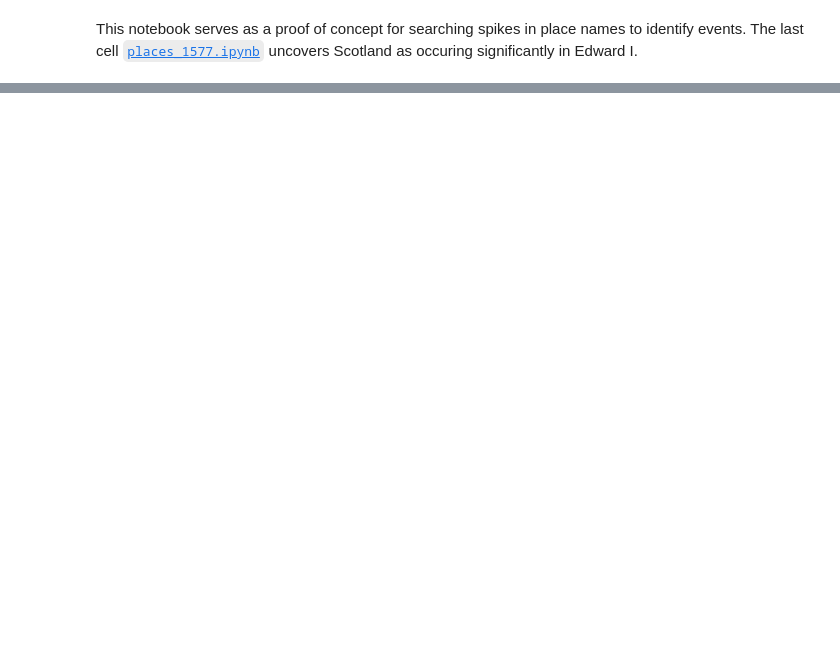
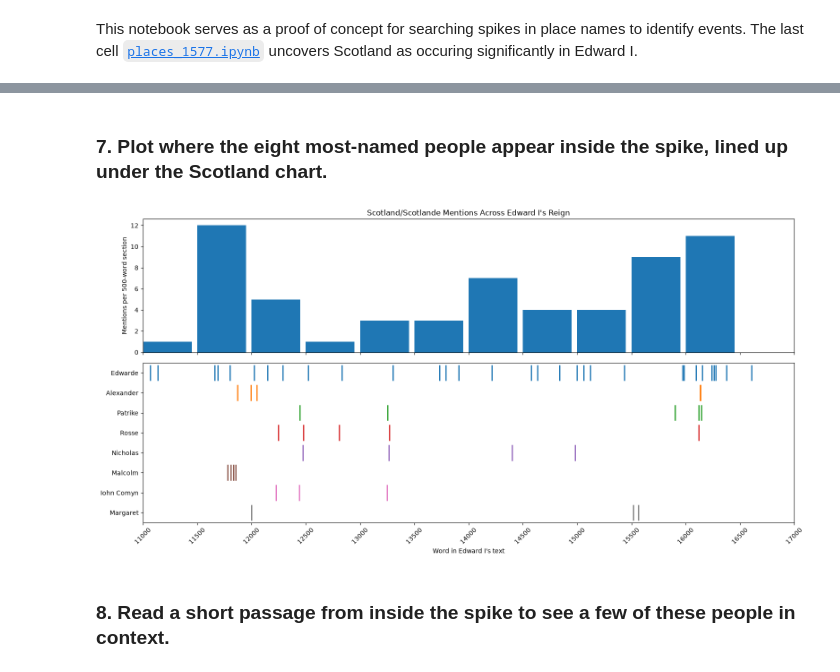
Before and after one commit to gchris2024/DCDS-Fa2026, a Jupyter notebook: notebooks/spikes_edward_scotland.ipynb, the cells around one changed output, grey strips where cells are left out. Saved outputs shown, nothing was run; the diff lists cells and outputs as text; code cells hidden in the pictures; blank space fills up the shorter version.

```diff
--- a/notebooks/spikes_edward_scotland.ipynb
+++ b/notebooks/spikes_edward_scotland.ipynb
@@ -177,54 +263,46 @@ display(people_in_slice.head(10))
+# %% [markdown]
+### 7. Plot where the eight most-named people appear inside the spike, lined up under the Scotland chart.
 # %%
-# Reproduce previous cell with top names to see where they are mentioned
-slice_start = 11000
-slice_end = 17000
-top_people = people_in_slice.head(8)["name"].tolist()
+top_people = people_in_slice["name"].head(8)
 
-# Word position of every mention, offset by slice_start so it lines up with the full-text axis
+# Word position of every mention, shifted by slice_start so it lines up with the full-text axis
 person_positions = {
-    name: [
-        slice_start + word_index(eleven_seventeen, m.start())
-        for m in patterns[name].finditer(eleven_seventeen)
-    ]
+    name: [slice_start + position for position in mention_positions(patterns[name], spike_text)]
     for name in top_people
 }
 
 fig, (ax_bar, ax_people) = plt.subplots(
     2, 1, figsize=(16, 8), sharex=True, gridspec_kw={"height_ratios": [1, 1.2]}
 )
 
-# Top panel: identical to the Cell 3 bar chart (same data, bins, and styling)
-ax_bar.bar(
-    scotland_counts.index * window_size,
-    scotland_counts.values,
-    width=window_size * 0.9,
-    align="edge",
-)
-ax_bar.set_ylabel("Mentions per 500-word section")
-ax_bar.set_title("Scotland/Scotlande Mentions Across Edward I's Reign")
+# Top panel: the same Scotland bar chart as in step 5
+plot_scotland_counts(ax_bar)
 
 # Bottom panel: one row (a "swimlane") per person, on the same word axis as above
 colors = plt.cm.tab10.colors
-for i, (name, positions) in enumerate(person_positions.items()):
+for i, positions in enumerate(person_positions.values()):
     ax_people.eventplot(
         positions,
         lineoffsets=i,
         linelengths=0.8,
         linewidths=2,
         colors=colors[i % len(colors)],
     )
 
-ax_people.set_yticks(range(len(person_positions)))
-ax_people.set_yticklabels(list(person_positions.keys()))
+ax_people.set_yticks(range(len(person_positions)), labels=list(person_positions))
 ax_people.set_ylim(-0.5, len(person_positions) - 0.5)
 ax_people.invert_yaxis()
 ax_people.set_xlabel("Word in Edward I's text")
 ax_people.set_xticks(range(slice_start, slice_end + 1, 500))
 ax_people.tick_params(axis="x", rotation=45)
 
 # Zoom both panels (they share the x-axis) into the slice the names were searched in
 ax_people.set_xlim(slice_start, slice_end)
 
 fig.tight_layout()
 plt.show()
+# %% [output]
+[figure, added]
+# %% [markdown]
+### 8. Read a short passage from inside the spike to see a few of these people in context.
 # %%
```
Also changed, not shown: parts of 15 cells of this notebook, 2 other files.
